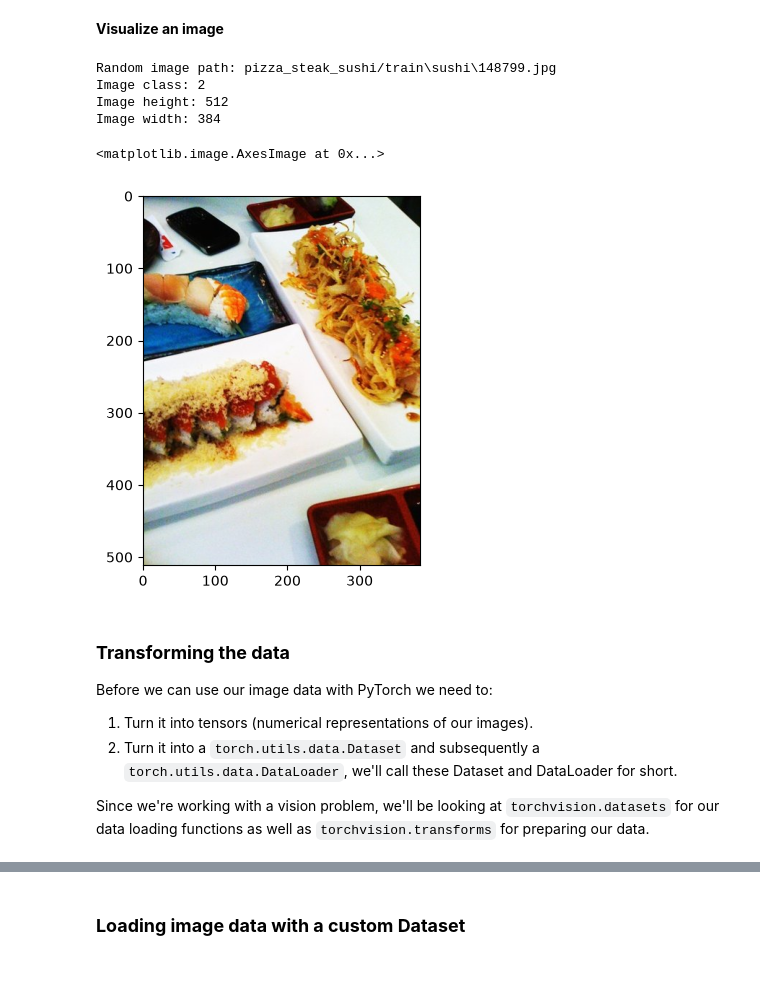
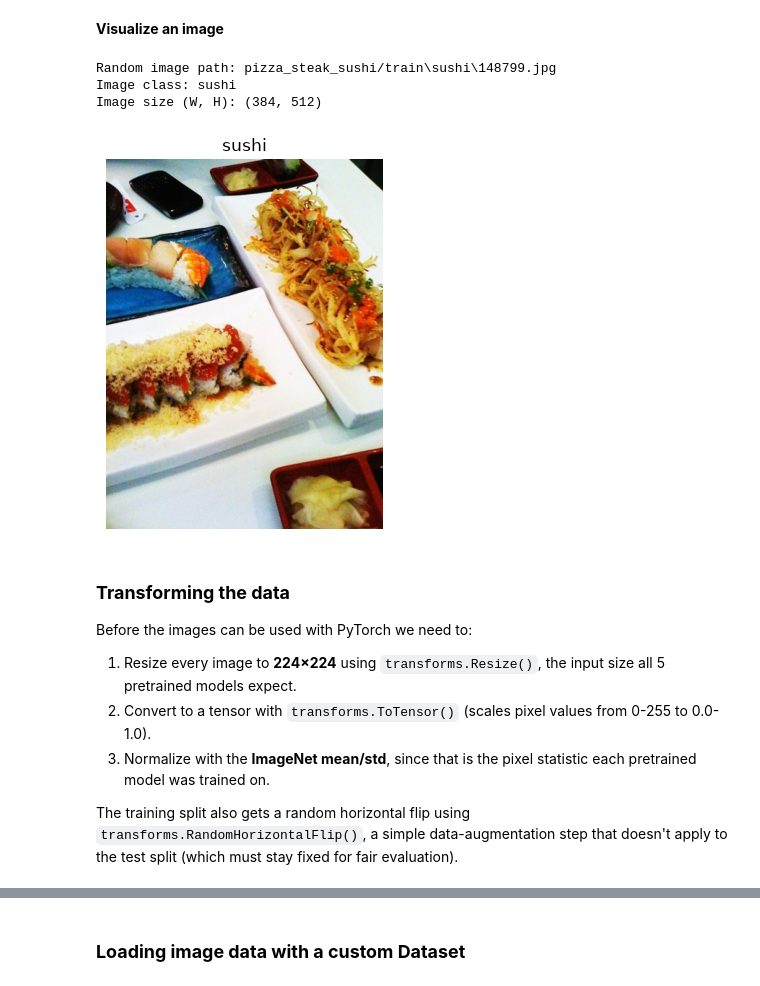
Before and after one commit to kthrynlgh/martinito-ds-portfolio, a Jupyter notebook: lab-activities/lab-exercise-06.ipynb, the cells around one changed output, grey strips where cells are left out. Cells and saved outputs as stored; diff of their text form; code cells hidden in the pictures.

```diff
--- a/lab-activities/lab-exercise-06.ipynb
+++ b/lab-activities/lab-exercise-06.ipynb
@@ -70,7 +100,8 @@ os.listdir('pizza_steak_sushi/train')
 # %% [output]
 ['pizza', 'steak', 'sushi']
 # %%
-root = 'pizza_steak_sushi/train'
+train_root = 'pizza_steak_sushi/train'
+test_root = 'pizza_steak_sushi/test'
 # %% [markdown]
 ### **Data preparation**
 
@@ -80,6 +109,9 @@ In our case, we have images of pizza, steak and sushi in standard image classifi
 # %%
-classes = sorted(os.listdir(root))
+classes = sorted(os.listdir(train_root))
 class_to_idx = {cls_name: i for i, cls_name in enumerate(classes)}
+idx_to_class = {i: cls_name for cls_name, i in class_to_idx.items()}
 
-class_to_idx
+print("Classes:", classes)
+print("class_to_idx:", class_to_idx)
+print("idx_to_class:", idx_to_class)
 # %% [output]
@@ -87,10 +121,14 @@ class_to_idx
 # %%
-data_dict = {'X':[], 'y':[]}
-
-for cls in classes:
-    cls_path = os.path.join(root, cls)
-    for img in os.listdir(cls_path):
-        img_path = os.path.join(cls_path, img)
-        data_dict['X'].append(img_path)
-        data_dict['y'].append(class_to_idx[cls])
+def build_data_dict(root: Path, class_to_idx: dict) -> dict:
+    data_dict = {"X": [], "y": []}
+    for cls in class_to_idx:
+        cls_path = os.path.join(root, cls)
+        for img_name in os.listdir(cls_path):
+            img_path = os.path.join(cls_path, img_name)
+            data_dict["X"].append(img_path)
+            data_dict["y"].append(class_to_idx[cls])
+    return data_dict
+# %%
+train_data = build_data_dict(train_root, class_to_idx)
+test_data  = build_data_dict(test_root, class_to_idx)
 # %%
@@ -112,29 +150,30 @@ pd.DataFrame(data_dict).head(10)
 # %%
 random.seed(42)
 
-img_path = random.choice(data_dict['X'])
-img_class = data_dict['y'][data_dict['X'].index(img_path)]
-img = cv2.imread(img_path)
+img_path = random.choice(train_data['X'])
+img_class = idx_to_class[train_data['y'][train_data['X'].index(img_path)]]
+img = Image.open(img_path)
 
 print(f"Random image path: {img_path}")
 print(f"Image class: {img_class}")
-print(f"Image height: {img.shape[0]}")
-print(f"Image width: {img.shape[1]}")
+print(f"Image size (W, H): {img.size}")
 
-plt.imshow(cv2.cvtColor(img, cv2.COLOR_BGR2RGB))
+plt.imshow(img)
+plt.title(img_class)
+plt.axis("off")
+plt.show()
 # %% [output]
 Random image path: pizza_steak_sushi/train\sushi\148799.jpg
-Image class: 2
-Image height: 512
-Image width: 384
+Image class: sushi
+Image size (W, H): (384, 512)
-<matplotlib.image.AxesImage at 0x...>
-[figure, old version]
+[figure, new version]
 # %% [markdown]
 ### **Transforming the data**
 
-Before we can use our image data with PyTorch we need to:
+Before the images can be used with PyTorch we need to:
 
-1. Turn it into tensors (numerical representations of our images).
-2. Turn it into a `torch.utils.data.Dataset` and subsequently a `torch.utils.data.DataLoader`, we'll call these Dataset and DataLoader for short.
+1. Resize every image to **224×224** using `transforms.Resize()`, the input size all 5 pretrained models expect.
+2. Convert to a tensor with `transforms.ToTensor()` (scales pixel values from 0-255 to 0.0-1.0).
+3. Normalize with the **ImageNet mean/std**, since that is the pixel statistic each pretrained model was trained on.
 
-Since we're working with a vision problem, we'll be looking at `torchvision.datasets` for our data loading functions as well as `torchvision.transforms` for preparing our data.
+The training split also gets a random horizontal flip using `transforms.RandomHorizontalFlip()`, a simple data-augmentation step that doesn't apply to the test split (which must stay fixed for fair evaluation).
```
Also changed, not shown: parts of 21 cells of this notebook, 1 other file.
